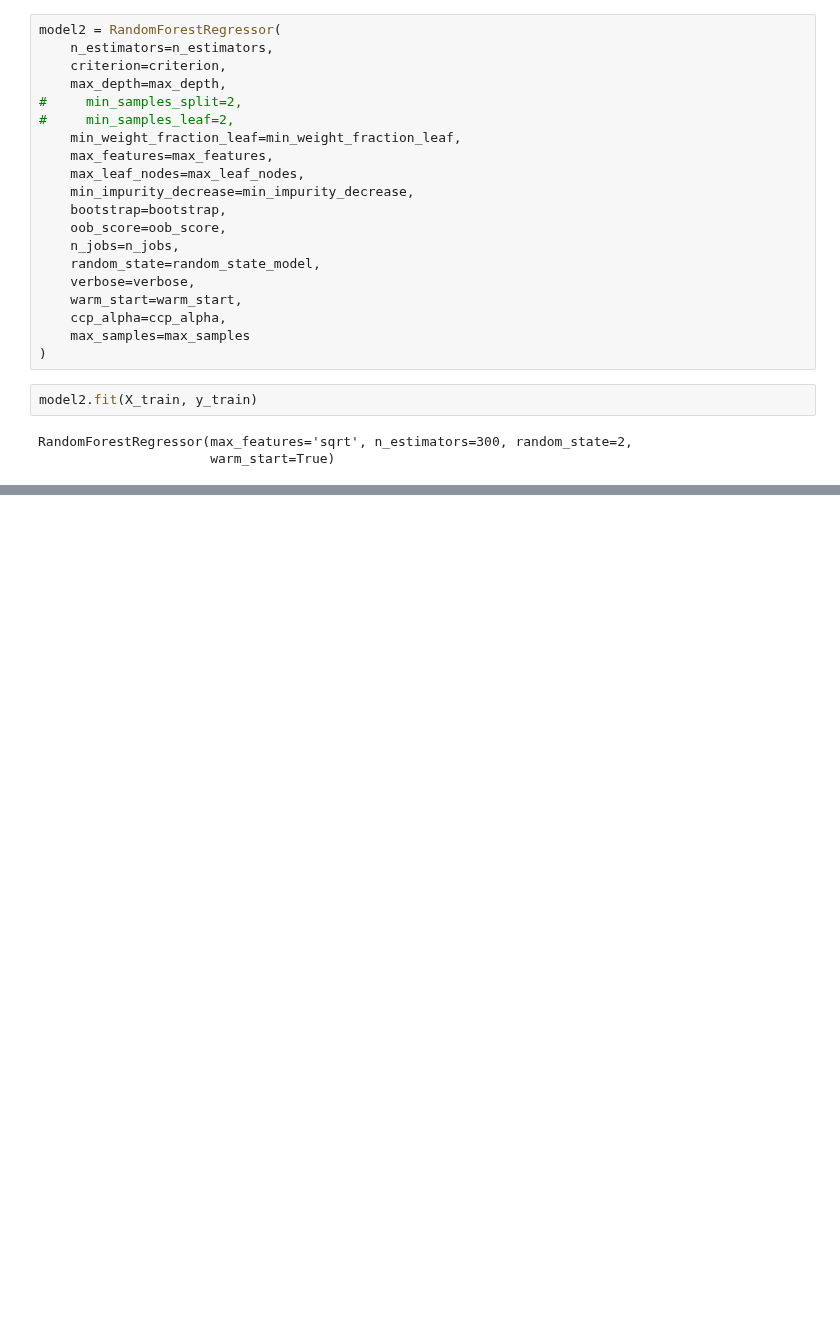
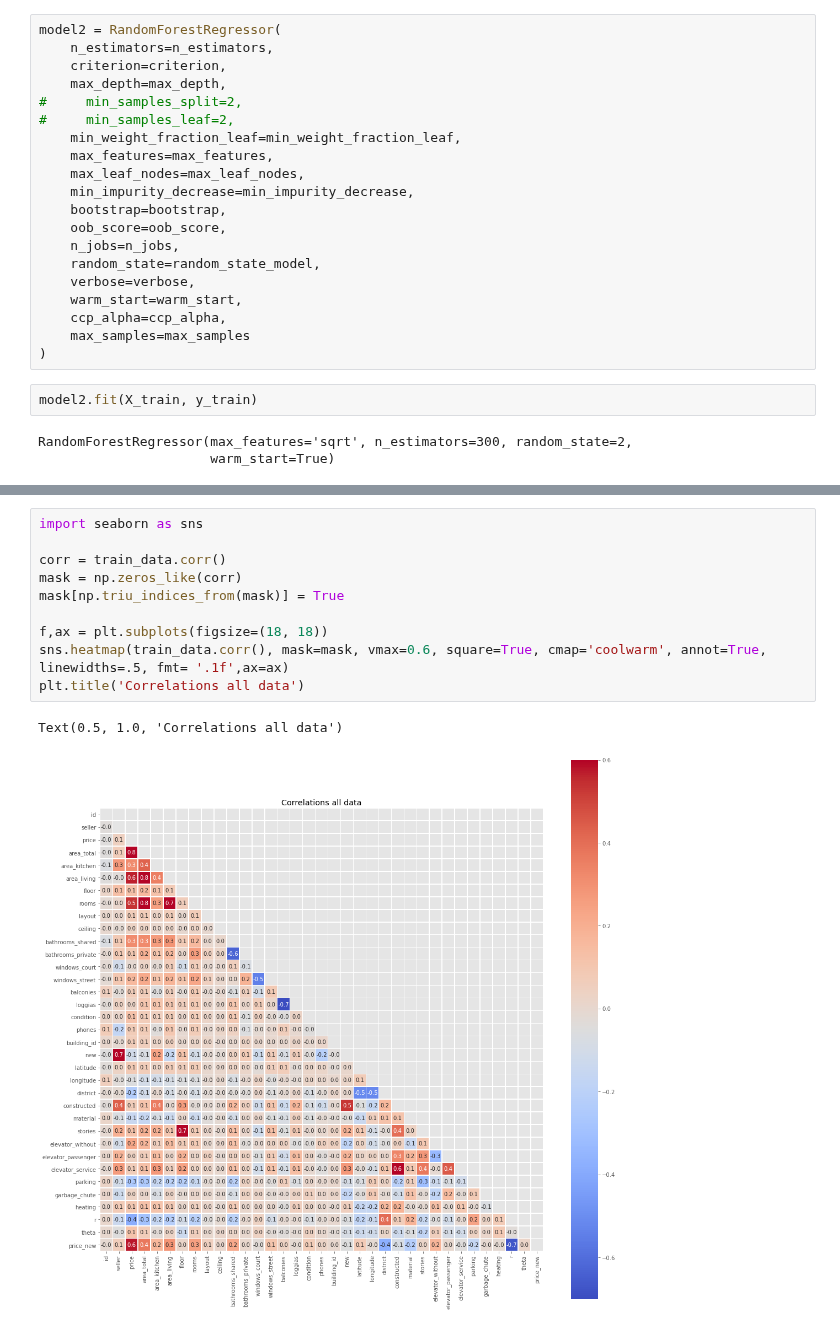
Before and after one commit to henrfj/TDT4173-ML, a Jupyter notebook: laure-testsite/random_forest_prediction.ipynb, the cells around one changed output, grey strips where cells are left out. Saved outputs shown, nothing was run; the diff lists cells and outputs as text; blank space fills up the shorter version.

```diff
--- a/laure-testsite/random_forest_prediction.ipynb
+++ b/laure-testsite/random_forest_prediction.ipynb
@@ -136,3 +173,16 @@ fig.tight_layout()
+# %%
+import seaborn as sns
+
+corr = train_data.corr()
+mask = np.zeros_like(corr)
+mask[np.triu_indices_from(mask)] = True
+
+f,ax = plt.subplots(figsize=(18, 18))
+sns.heatmap(train_data.corr(), mask=mask, vmax=0.6, square=True, cmap='coolwarm', annot=True, linewidths=.5, fmt= '.1f',ax=ax)
+plt.title('Correlations all data')
+# %% [output]
+Text(0.5, 1.0, 'Correlations all data')
+[figure, added]
 # %%
 rf_prediction = model2.predict(X_test)
 rf_mse = root_mean_squared_log_error(rf_prediction, y_test)
```
Also changed, not shown: parts of 7 cells of this notebook, 2 other files.
